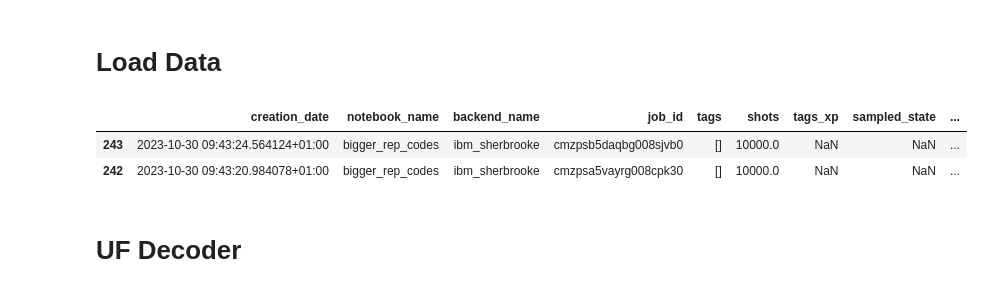
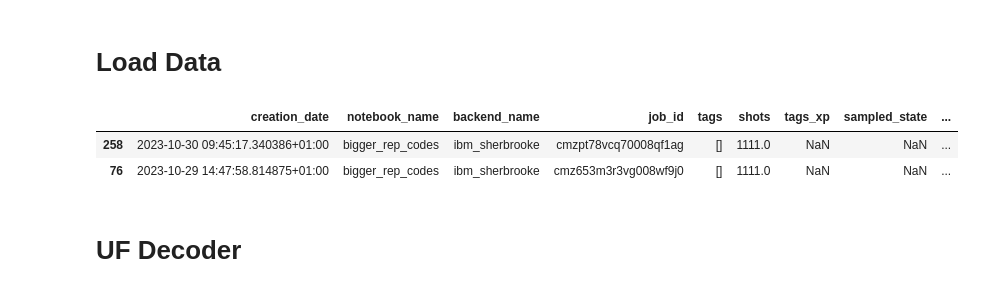
Before and after one commit to quantumjim/soft_information_decoding, a Jupyter notebook: notebooks/qiskit_qec/UnionFind/UF_testing/UF_VS_PyMatching_no_weight.ipynb, the cells around one changed output. Drawn from its saved outputs; the diff is of its cells as text; code cells hidden in the pictures.

```diff
--- a/notebooks/qiskit_qec/UnionFind/UF_testing/UF_VS_PyMatching_no_weight.ipynb
+++ b/notebooks/qiskit_qec/UnionFind/UF_testing/UF_VS_PyMatching_no_weight.ipynb
@@ -9,24 +9,24 @@ provider = SaverProvider()
 # %%
 import numpy as np
 from Scratch import metadata_loader
 
 DEVICE = 'ibm_sherbrooke'
 
 md = metadata_loader(_extract=True, _drop_inutile=True)
 md = md[md["job_status"] == "JobStatus.DONE"]
 md = md[md["notebook_name"] == "bigger_rep_codes"]
 max_distance = int(max(md.distance))
-max_distance = 10
+max_distance = 30
 md = md[md["distance"] == max_distance]
 md = md[md["backend_name"]==DEVICE]
 
 md = md[:2]
 
 md
 # %% [output]
 |  | creation_date | notebook_name | backend_name | job_id | tags | shots | tags_xp | sampled_state | ... |
-| 243 | 2023-10-30 09:43:24.564124+01:00 | bigger_rep_codes | ibm_sherbrooke | cmzpsb5daqbg008sjvb0 | [] | 10000.0 | NaN | NaN | ... |
-| 242 | 2023-10-30 09:43:20.984078+01:00 | bigger_rep_codes | ibm_sherbrooke | cmzpsa5vayrg008cpk30 | [] | 10000.0 | NaN | NaN | ... |
+| 258 | 2023-10-30 09:45:17.340386+01:00 | bigger_rep_codes | ibm_sherbrooke | cmzpt78vcq70008qf1ag | [] | 1111.0 | NaN | NaN | ... |
+| 76 | 2023-10-29 14:47:58.814875+01:00 | bigger_rep_codes | ibm_sherbrooke | cmz653m3r3vg008wf9j0 | [] | 1111.0 | NaN | NaN | ... |
 # %%
 memories = {}
 for job_id, logical in zip(md.job_id, md.logical):
```
Also changed, not shown: parts of 1 cell of this notebook.
